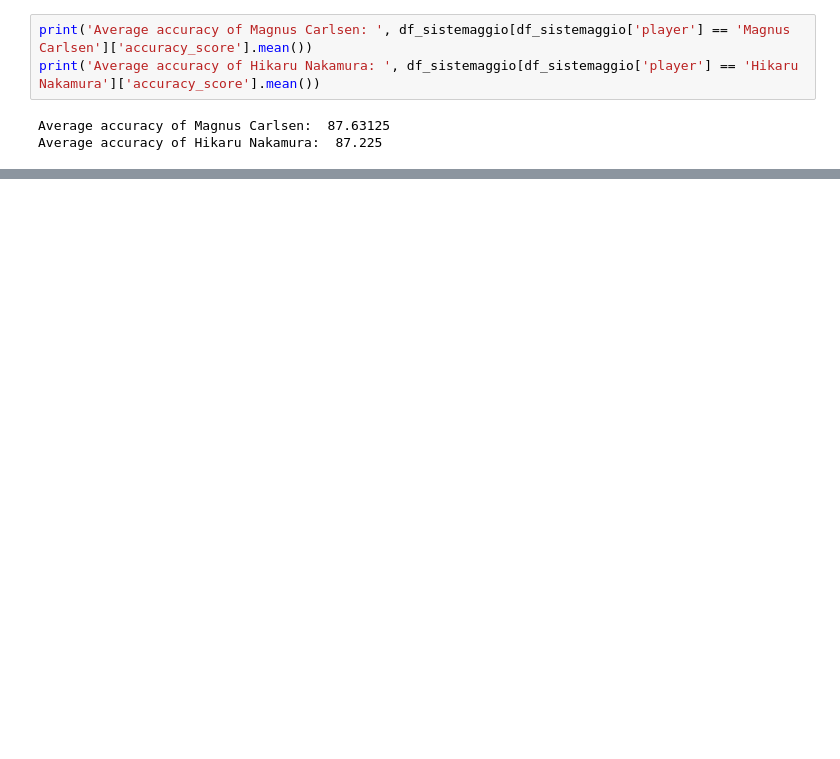
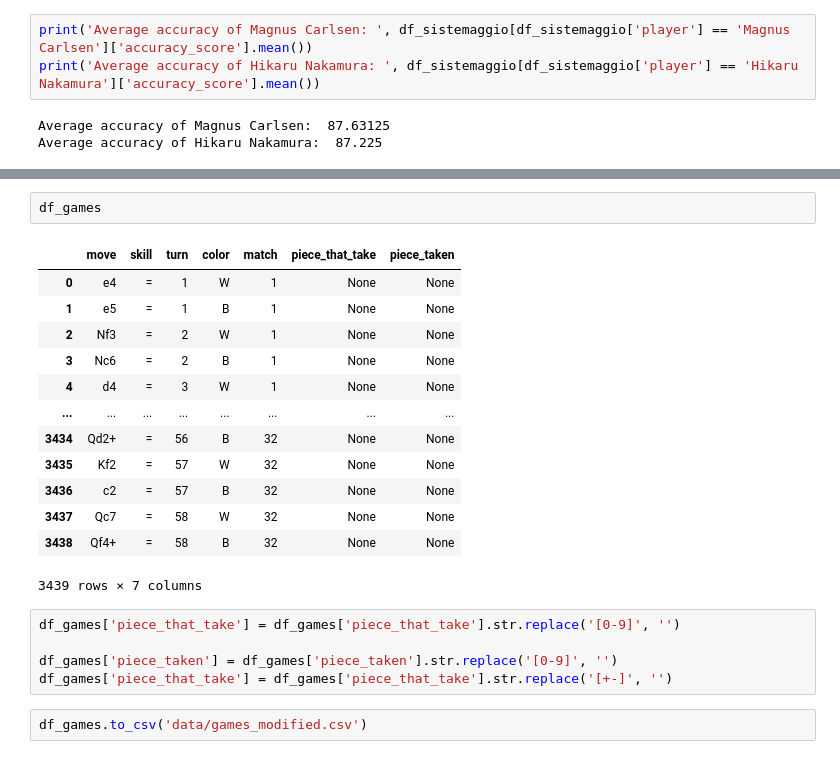
Before and after one commit to NicoNik22/Bullet-chess-championship-2023, a Jupyter notebook: Bullet Chess Championship 2023.ipynb, the cells around one changed output, grey strips where cells are left out. Saved outputs shown, nothing was run; the diff lists cells and outputs as text; blank space fills up the shorter version.

```diff
--- a/Bullet Chess Championship 2023.ipynb
+++ b/Bullet Chess Championship 2023.ipynb
@@ -379,0 +411,23 @@ Average accuracy of Hikaru Nakamura:  87.225
+# %%
+df_games
+# %% [output]
+|  | move | skill | turn | color | match | piece_that_take | piece_taken |
+| 0 | e4 | = | 1 | W | 1 | None | None |
+| 1 | e5 | = | 1 | B | 1 | None | None |
+| 2 | Nf3 | = | 2 | W | 1 | None | None |
+| 3 | Nc6 | = | 2 | B | 1 | None | None |
+| 4 | d4 | = | 3 | W | 1 | None | None |
+| ... | ... | ... | ... | ... | ... | ... | ... |
+| 3434 | Qd2+ | = | 56 | B | 32 | None | None |
+| 3435 | Kf2 | = | 57 | W | 32 | None | None |
+| 3436 | c2 | = | 57 | B | 32 | None | None |
+| 3437 | Qc7 | = | 58 | W | 32 | None | None |
+| 3438 | Qf4+ | = | 58 | B | 32 | None | None |
+3439 rows × 7 columns
+# %%
+df_games['piece_that_take'] = df_games['piece_that_take'].str.replace('[0-9]', '')
+
+df_games['piece_taken'] = df_games['piece_taken'].str.replace('[0-9]', '')
+df_games['piece_that_take'] = df_games['piece_that_take'].str.replace('[+-]', '')
+# %%
+df_games.to_csv('data/games_modified.csv')
```
Also changed, not shown: parts of 16 cells of this notebook, 2 other files.
